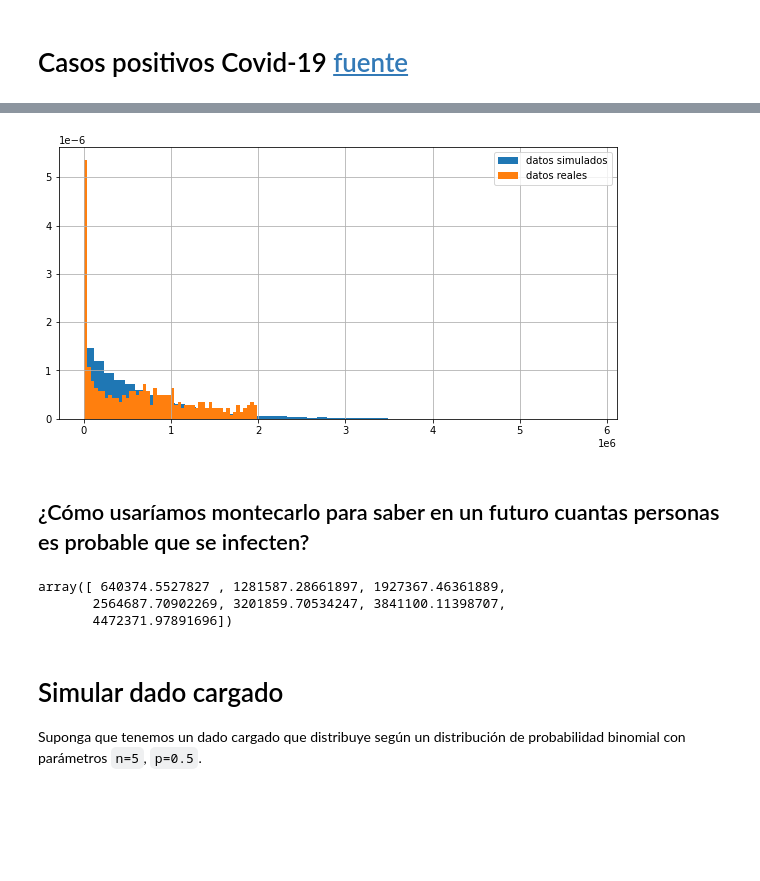
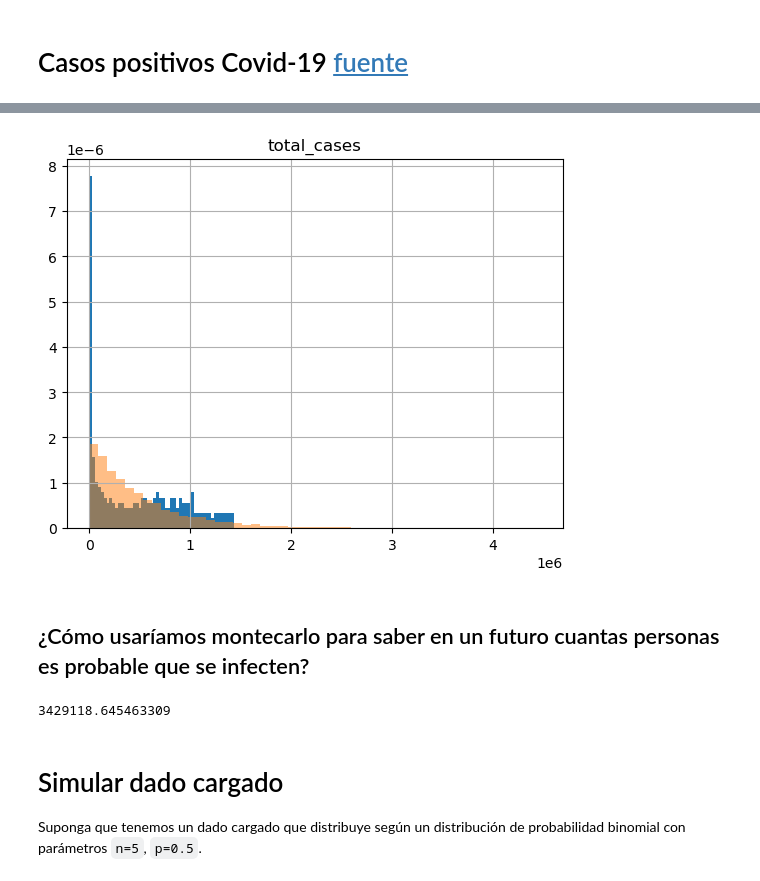
Before and after one commit to odjaramilloz/SPF-2024-I, a Jupyter notebook: TEMA-1/Clase8_EjemplosSimulacion.ipynb, the cells around one changed output, grey strips where cells are left out. Drawn from its saved outputs; the diff is of its cells as text; code cells hidden in the pictures; blank space fills up the shorter version.

```diff
--- a/TEMA-1/Clase8_EjemplosSimulacion.ipynb
+++ b/TEMA-1/Clase8_EjemplosSimulacion.ipynb
@@ -35,4 +35,14 @@ import scipy.stats as st
 # %%
 # Leer los datos del archivo covid_cases y quedarse únicamente con los datos de méxico
 data = pd.read_csv('covid_cases.csv')
+
+data['date'] = pd.to_datetime(data['date'])
+
+data.set_index('date', inplace=True)
+
+data = data[data['iso_code'] == 'MEX']
+
+data = data['total_cases'].to_frame('total_cases')
+
+data
 # %% [output]
@@ -56,0 +75,4 @@ data = pd.read_csv('covid_cases.csv')
+# %%
+data_f = data[data.index <= '2021-01-01']
+
+data_f.plot()
@@ -57,17 +87,31 @@ data = pd.read_csv('covid_cases.csv')
 # %%
 # Analizar el help de la función st.expon (paŕametros y método rvs)
 # Generar 10**4 valores aleatorios de dicha distribución y luego comparar
 # el histograma de los datos reales con los datos simulados
+media = data_f.mean()
+
+n = 10**4
+l = 1 / media
+
+modelo = st.expon(scale=1/l).rvs(n)
+
+fig = plt.figure()
+
+ax = fig.gca()
+data_f.hist(bins=50, density=True, ax=ax)
+
+plt.hist(modelo, bins=50, density=True, alpha=.5)
+plt.show()
 # %% [output]
-[figure, old version]
+[figure, new version]
 # %% [markdown]
 ## ¿Cómo usaríamos montecarlo para saber en un futuro cuantas personas es probable que se infecten?
-# %%
-escenarios, fecha_futura = 10000, 7
-# %% [output]
-array([ 640374.5527827 , 1281587.28661897, 1927367.46361889,
-       2564687.70902269, 3201859.70534247, 3841100.11398707,
-       4472371.97891696])
+# %%
+escenarios, fecha_futura = 10000, 7
+
+st.expon(scale=1/l).rvs((escenarios, fecha_futura)).mean(axis=0).sum()
+# %% [output]
+3429118.645463309
 # %% [markdown]
 # Simular dado cargado
 
```
Also changed, not shown: parts of 10 cells of this notebook, 2 other files.
